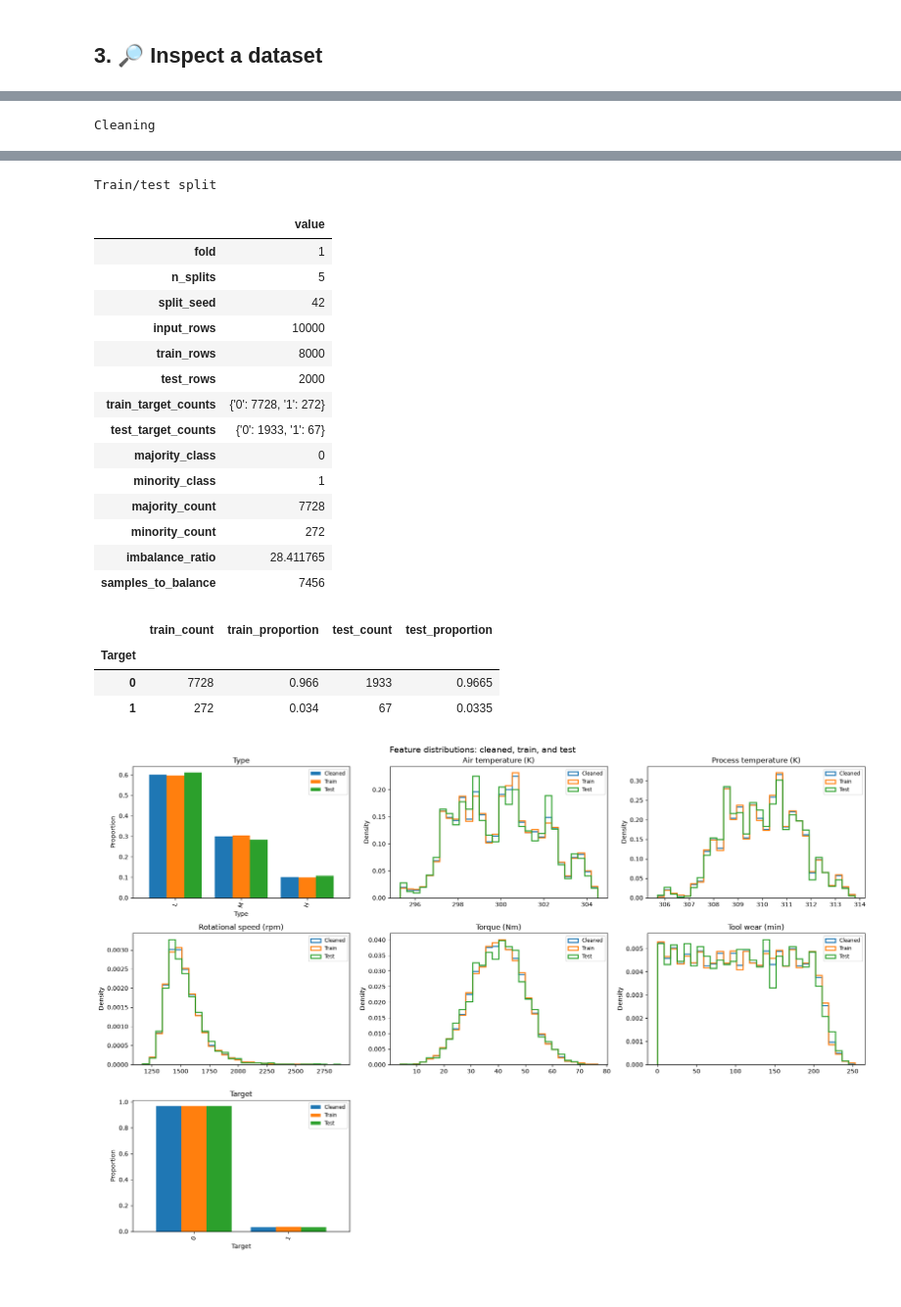
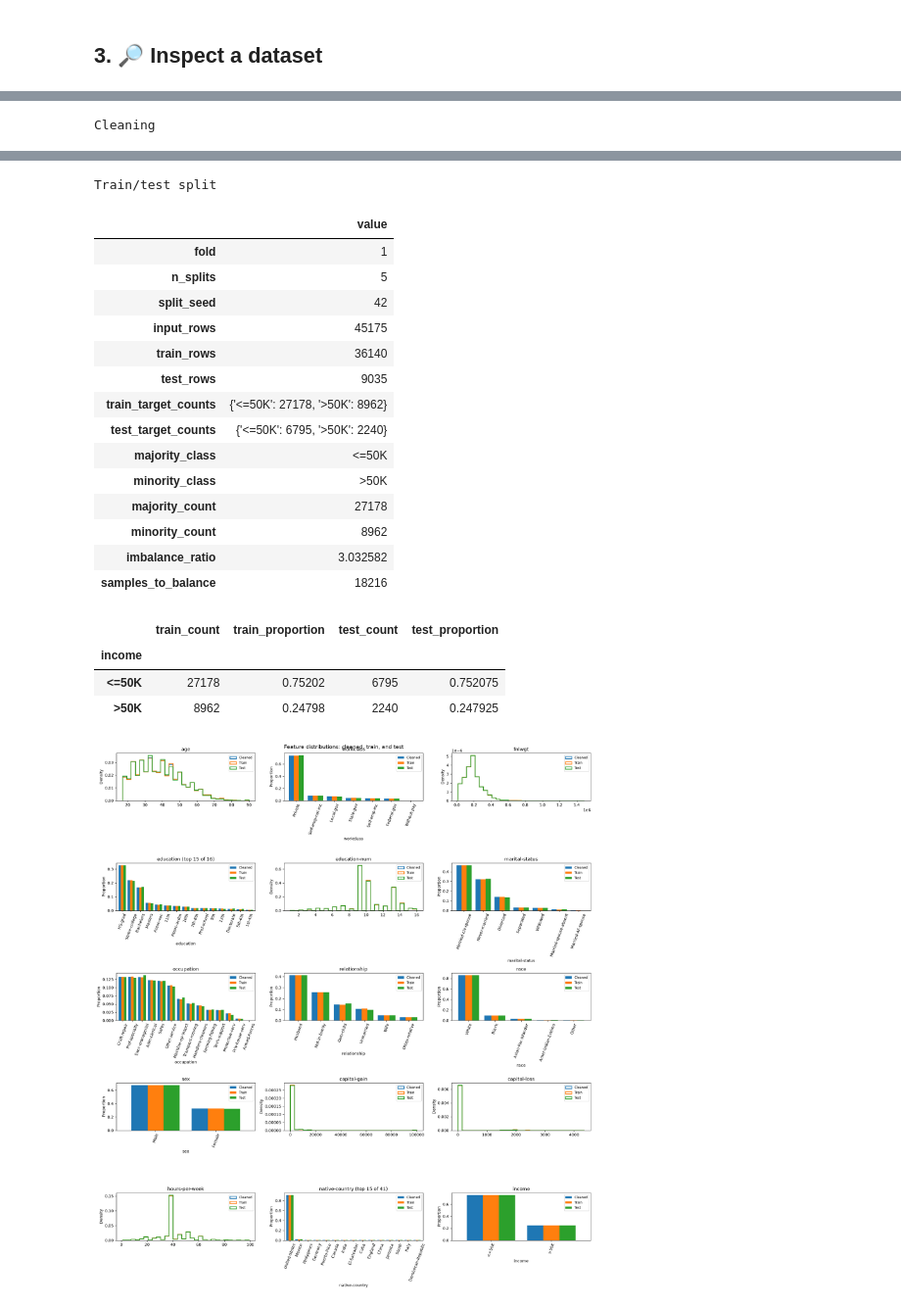
Before and after one commit to fernandascarcela/tcibench, a Jupyter notebook: notebooks/01_dataset_preparation.ipynb, the cells around one changed output, grey strips where cells are left out. Shown at 98% size. Saved outputs shown, nothing was run; the diff lists cells and outputs as text; code cells hidden in the pictures.

```diff
--- a/notebooks/01_dataset_preparation.ipynb
+++ b/notebooks/01_dataset_preparation.ipynb
@@ -29,4 +29,5 @@ DATASET_PATHS = {
     "diabetes": RAW_ROOT / "diabetes.csv",
     "sick": RAW_ROOT / "sick.arff",
     "predictive_maintenance": RAW_ROOT / "predictive_maintenance.csv",
+    "adult": RAW_ROOT / "adult.csv"
 }
@@ -71,5 +148,5 @@ def inspect_dataset(dataset_id: str):
 # %% [markdown]
 ## 3. 🔎 Inspect a dataset
 # %%
-train, test = inspect_dataset("predictive_maintenance")
+train, test = inspect_dataset("adult")
 # %% [output]
@@ -114,21 +199,21 @@ Cleaning
 Train/test split
 |  | value |
 | fold | 1 |
 | n_splits | 5 |
 | split_seed | 42 |
-| input_rows | 10000 |
-| train_rows | 8000 |
-| test_rows | 2000 |
-| train_target_counts | {'0': 7728, '1': 272} |
-| test_target_counts | {'0': 1933, '1': 67} |
-| majority_class | 0 |
-| minority_class | 1 |
-| majority_count | 7728 |
-| minority_count | 272 |
-| imbalance_ratio | 28.411765 |
-| samples_to_balance | 7456 |
+| input_rows | 45175 |
+| train_rows | 36140 |
+| test_rows | 9035 |
+| train_target_counts | {'<=50K': 27178, '>50K': 8962} |
+| test_target_counts | {'<=50K': 6795, '>50K': 2240} |
+| majority_class | <=50K |
+| minority_class | >50K |
+| majority_count | 27178 |
+| minority_count | 8962 |
+| imbalance_ratio | 3.032582 |
+| samples_to_balance | 18216 |
 |  | train_count | train_proportion | test_count | test_proportion |
-| Target |  |  |  |  |
-| 0 | 7728 | 0.966 | 1933 | 0.9665 |
-| 1 | 272 | 0.034 | 67 | 0.0335 |
+| income |  |  |  |  |
+| <=50K | 27178 | 0.75202 | 6795 | 0.752075 |
+| >50K | 8962 | 0.24798 | 2240 | 0.247925 |
-[figure, old version]
+[figure, new version]
```
Also changed, not shown: parts of 2 cells of this notebook, 3 other files.
